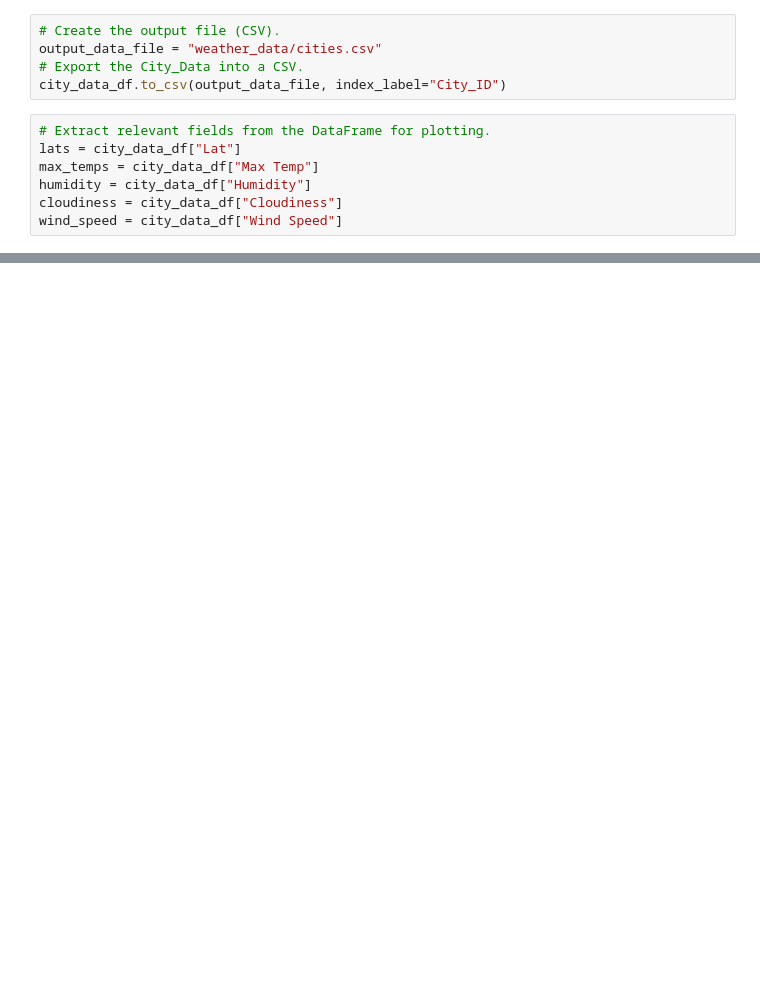
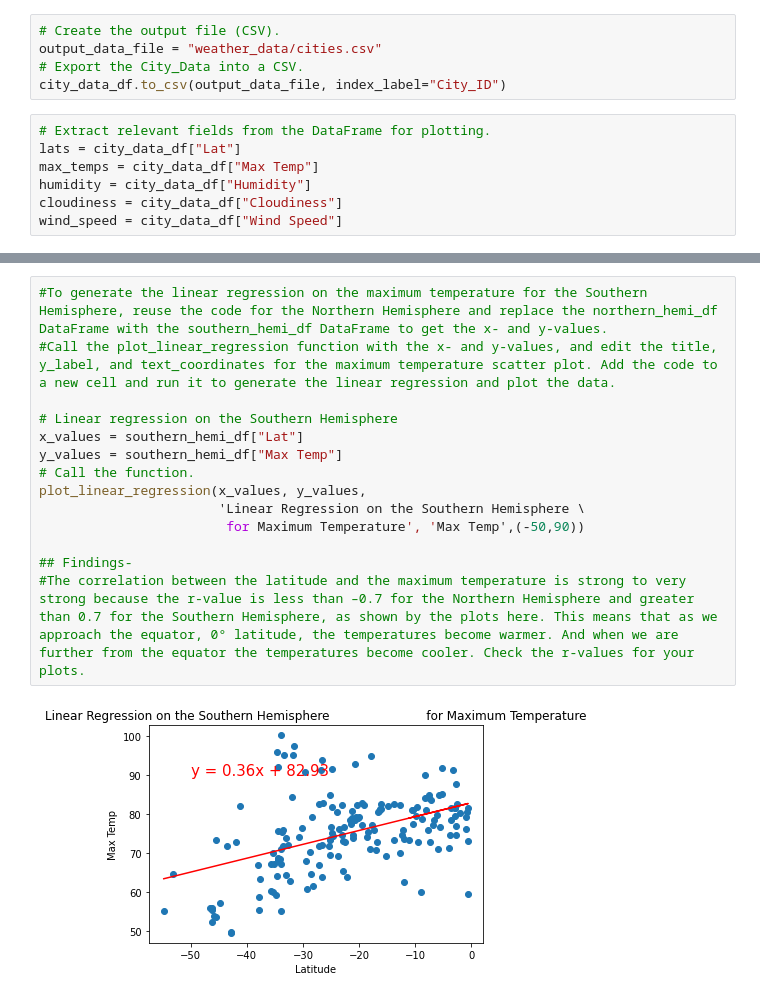
Before and after one commit to RHilburn75/World_Weather_Analysis, a Jupyter notebook: WeatherPy.ipynb, the cells around one changed output, grey strips where cells are left out. Saved outputs shown, nothing was run; the diff lists cells and outputs as text; blank space fills up the shorter version.

```diff
--- a/WeatherPy.ipynb
+++ b/WeatherPy.ipynb
@@ -253,0 +358,16 @@ plt.show()
+# %%
+#To generate the linear regression on the maximum temperature for the Southern Hemisphere, reuse the code for the Northern Hemisphere and replace the northern_hemi_df DataFrame with the southern_hemi_df DataFrame to get the x- and y-values.
+#Call the plot_linear_regression function with the x- and y-values, and edit the title, y_label, and text_coordinates for the maximum temperature scatter plot. Add the code to a new cell and run it to generate the linear regression and plot the data.
+
+# Linear regression on the Southern Hemisphere
+x_values = southern_hemi_df["Lat"]
+y_values = southern_hemi_df["Max Temp"]
+# Call the function.
+plot_linear_regression(x_values, y_values,
+                       'Linear Regression on the Southern Hemisphere \
+                        for Maximum Temperature', 'Max Temp',(-50,90))
+
+## Findings-
+#The correlation between the latitude and the maximum temperature is strong to very strong because the r-value is less than –0.7 for the Northern Hemisphere and greater than 0.7 for the Southern Hemisphere, as shown by the plots here. This means that as we approach the equator, 0° latitude, the temperatures become warmer. And when we are further from the equator the temperatures become cooler. Check the r-values for your plots.
+# %% [output]
+[figure, added]
```
Also changed, not shown: parts of 21 cells of this notebook.
